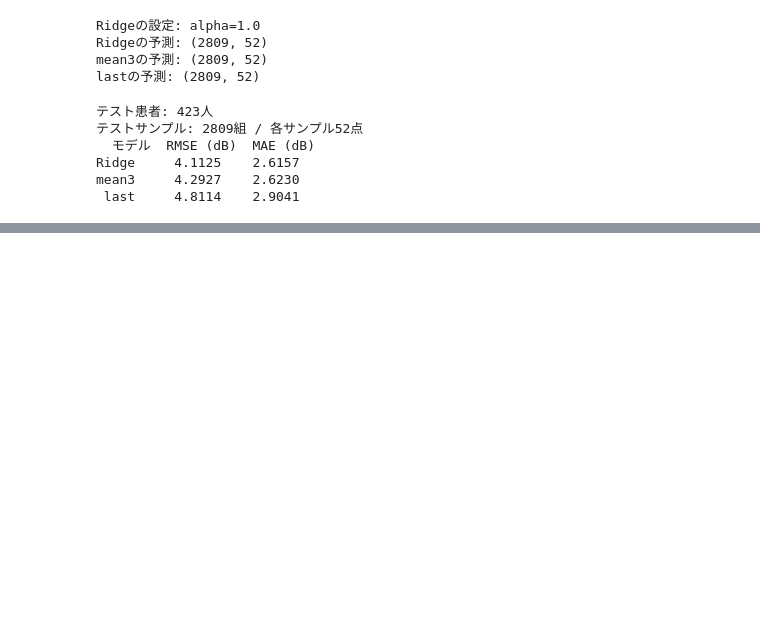
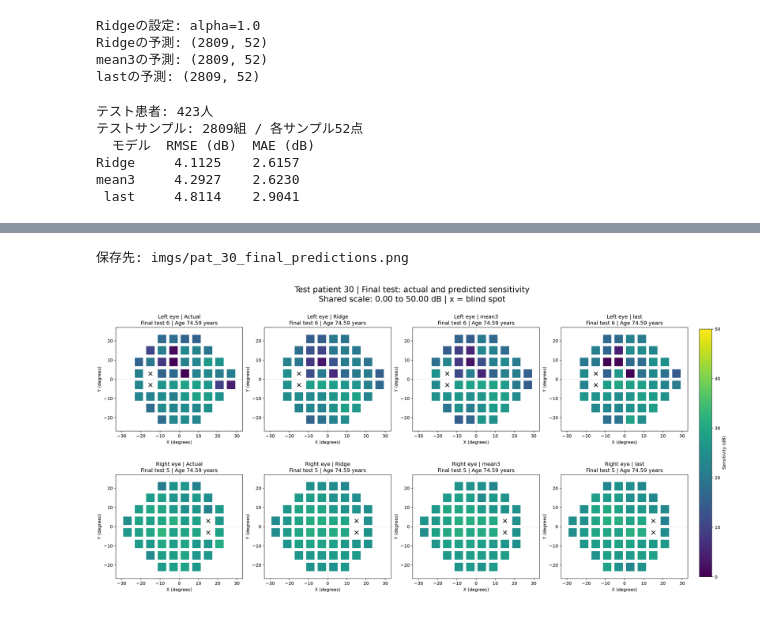
Before and after one commit to kuroganegames/biosignal_training, a Jupyter notebook: work_sim/load_data.ipynb, the cells around one changed output, grey strips where cells are left out. Drawn from its saved outputs; the diff is of its cells as text; code cells hidden in the pictures; blank space fills up the shorter version.

```diff
--- a/work_sim/load_data.ipynb
+++ b/work_sim/load_data.ipynb
@@ -1031,0 +1118,59 @@ mean3     4.2927    2.6230
+# %%
+# 3. 左右眼の実測・予測を2行×4列に並べて保存する
+from pathlib import Path
+import matplotlib.pyplot as plt
+
+fig_comparison, axes_comparison = plt.subplots(
+    2, 4, figsize=(20, 10), layout="constrained"
+)
+fig_comparison.suptitle(
+    f"Test patient {comparison_patient_id} | Final test: actual and predicted sensitivity\n"
+    f"Shared scale: {color_min:.2f} to {color_max:.2f} dB | x = blind spot",
+    fontsize=18,
+)
+
+for row, eye in enumerate(l_comparison_eyes):
+    x_coord = df_comparison_coord["X"].copy()
+    x_blind = df_comparison_blind["X"].copy()
+    if eye == "Left":
+        x_coord = -x_coord
+        x_blind = -x_blind
+
+    final_record = l_final_test_records[row]
+    field_number = int(final_record["FieldN"])
+    age = final_record["Age"]
+    if pd.notna(age) and 0 < age < 90:
+        age_text = f"Age {age:.2f} years"
+    else:
+        age_text = "Age unavailable / capped"
+
+    for column, model_name in enumerate(l_map_names):
+        ax = axes_comparison[row, column]
+        scatter = ax.scatter(
+            x_coord, df_comparison_coord["Y"], c=l_map_values[column][row],
+            cmap="viridis", vmin=color_min, vmax=color_max,
+            marker="s", s=330,
+        )
+        ax.scatter(x_blind, df_comparison_blind["Y"],
+                   marker="x", color="black", s=70)
+        ax.set_title(f"{eye} eye | {model_name}\nFinal test {field_number} | {age_text}")
+        ax.set(xlabel="X (degrees)", ylabel="Y (degrees)",
+               xlim=(-33, 33), ylim=(-27, 27))
+        ax.set_aspect("equal")
+        ax.axhline(0, color="0.85", linewidth=0.7, zorder=0)
+        ax.axvline(0, color="0.85", linewidth=0.7, zorder=0)
+
+# 全8枚に対応する、共通のカラーバーを1本だけ表示する。
+fig_comparison.colorbar(scatter, ax=axes_comparison.ravel().tolist(),
+                        label="Sensitivity (dB)", shrink=0.85, pad=0.02)
+
+comparison_output_dir = Path("imgs")
+comparison_output_dir.mkdir(exist_ok=True)
+comparison_output_path = comparison_output_dir / f"pat_{comparison_patient_id}_final_predictions.png"
+fig_comparison.savefig(comparison_output_path, dpi=150)
+print(f"保存先: {comparison_output_path}")
+plt.show()
+plt.close(fig_comparison)
+# %% [output]
+保存先: imgs/pat_30_final_predictions.png
+[figure, added]
```
Also changed, not shown: parts of 3 cells of this notebook, 6 other files.
